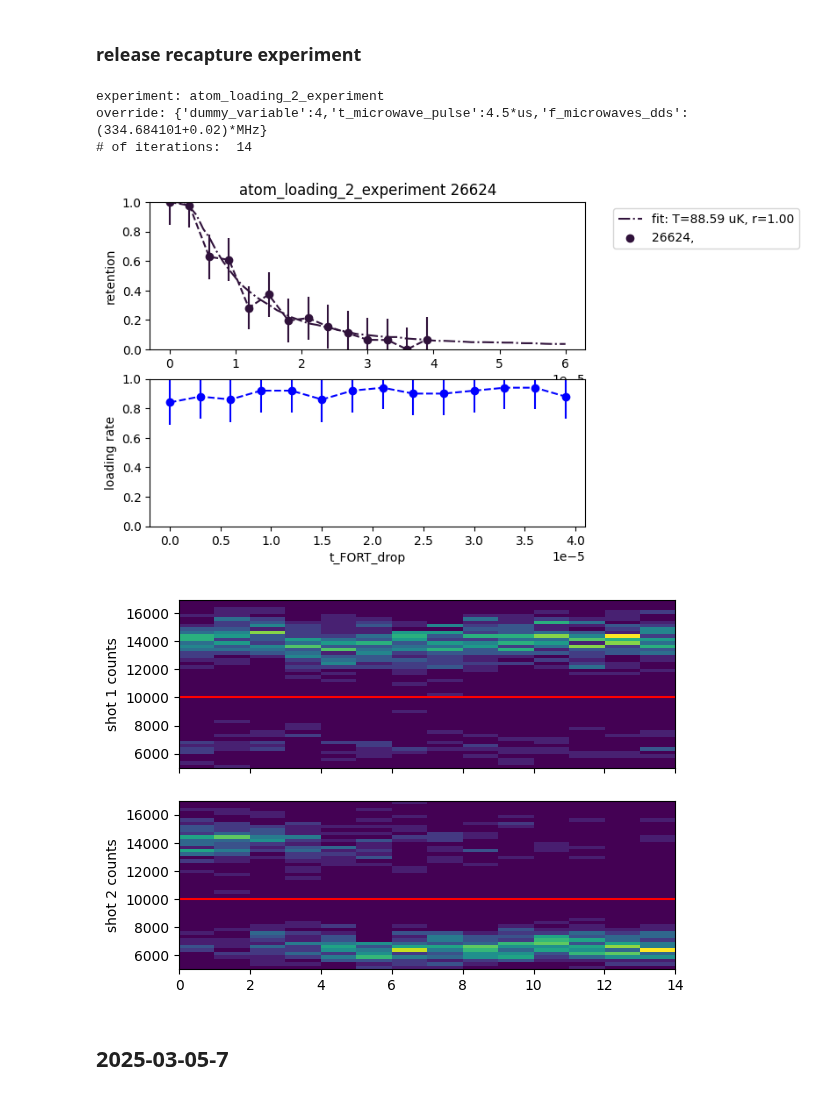
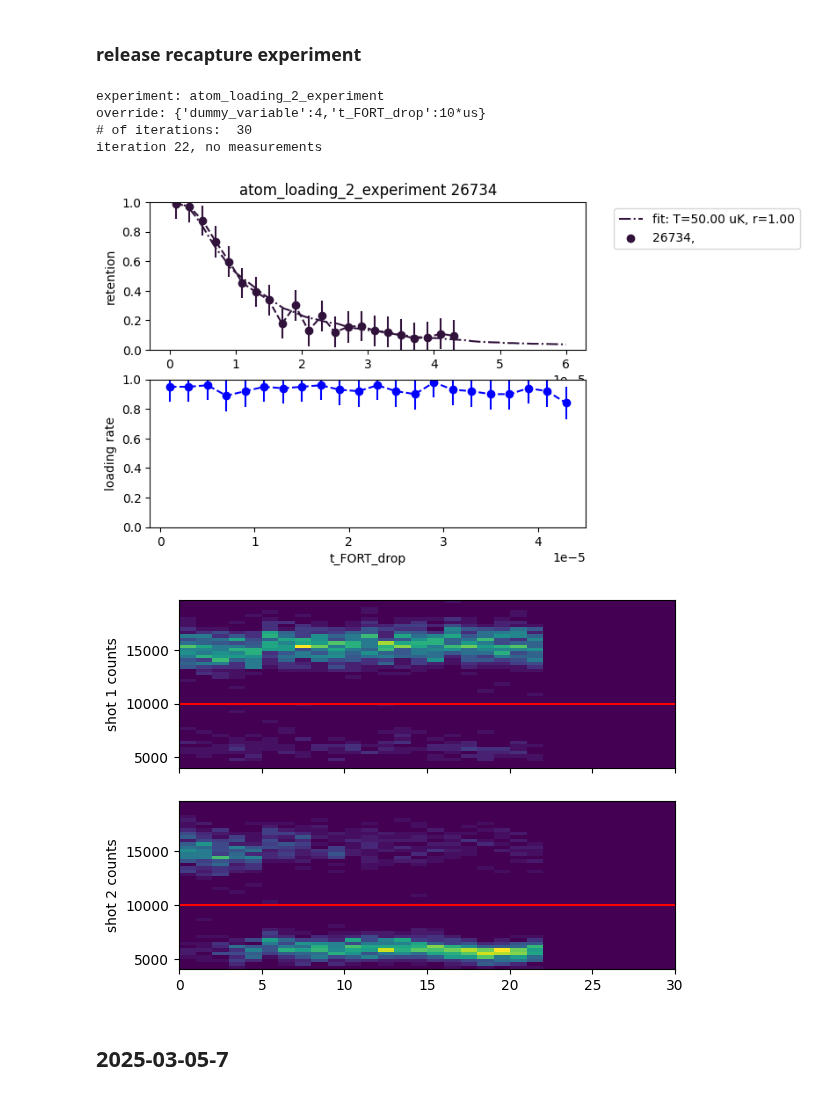
Before and after one commit to QuantumQuadrate/qn_artiq_routines, a Jupyter notebook: Analysis/Single atom analysis/atom_temperature.ipynb, the cells around one changed output. Cells and saved outputs as stored; diff of their text form; code cells hidden in the pictures.

```diff
--- a/Analysis/Single atom analysis/atom_temperature.ipynb
+++ b/Analysis/Single atom analysis/atom_temperature.ipynb
@@ -22,7 +22,7 @@ from fitting.run_modeling import get_release_recap_fit_result, release_recap_ret
 # %% [markdown]
 ## 2025
 # %%
-fnames = get_files_by_criteria(date_filters=["2025-06-03"], # only find files from these dates. to include all dates in the 20s, do 2024-05-2
+fnames = get_files_by_criteria(date_filters=["2025-06-04"], # only find files from these dates. to include all dates in the 20s, do 2024-05-2
                                name_filters=["GeneralVariable"], # only find files containing all these strings
                                condition=lambda filename: True, # use this to filter by experiment parameters, like this: lambda filename: np.bool_(h5py.File(filename)['datasets']['set_current_coil_volts_at_finish'])
                                start_dir=results,
@@ -91,7 +82,7 @@ reload the file and run the analysis again.
 
 ### the file(s) to analyze:
 file_indices = {
-    53:''
+    2:''
     # 15: ''
     # 39:'',
 }
@@ -105,8 +96,8 @@ merge_data = False # if True, the datasets will be combined, and if fit=True, th
 fit = False
 fit_data = True
 
-trap_params = {'Tdepth': 2.1e-3, 'wx': 0.8e-6, 'lmda': 8.52e-7}
-temp_guess_uK = 100e-6
+trap_params = {'Tdepth': 0.6e-3, 'wx': 0.8e-6, 'lmda': 8.52e-7}
+temp_guess_uK = 50e-6
 baseline_retention_guess = 1
 
 showhist_counts = False
@@ -280,37 +271,38 @@ if merge_data:
         fit_str = "".join([f'{p}={v:.4f}, ' for p,v in zip(fit_dict[scan_variable1_name]['params'], popt)])[:-2]
         print(fit_str)
         ax_ret.plot(hi_res_x_xform, fit_dict[scan_variable1_name]['model'](hi_res_x, *popt),linestyle='--',color='violet', label=fit_str)
         ax_ret.legend()
     else:
         ax_ret.plot(xsteps_xform(scan_sequence1), retention,linestyle='--',color='violet')
 
 
 if not compare or len(file_indices)==1:
     ax_ret.set_title(experiment_function+' '+str(rid))
 elif merge_data:
     ax_ret.set_title(experiment_function+' '+ rid_str[:-2])
 else:
     ax_ret.set_title(experiment_function)
 
 if showhist:
     fig,axes = plt.subplots(nrows=2,sharex=True)
     ax,ax2 = axes
     cax=ax.imshow(np.array(first_shot_hists[0]).transpose(),origin='lower',extent=[0,iterations,histMin,histMax])
     ax.set_ylabel("shot 1 counts")
     ax.axhline(cutoff1/t_SPCM_first_shot,color='red')
     ax.set_aspect('auto')
     cax2=ax2.imshow(np.array(second_shot_hists[0]).transpose(),origin='lower',extent=[0,iterations,histMin,histMax])
     ax2.set_ylabel("shot 2 counts")
 
     ax2.axhline(cutoff2/t_SPCM_first_shot,color='red')
     ax2.set_aspect('auto')
 plt.show()
 # %% [output]
 experiment: atom_loading_2_experiment
-override: {'dummy_variable':4,'t_microwave_pulse':4.5*us,'f_microwaves_dds':(334.684101+0.02)*MHz}
-# of iterations:  14
+override: {'dummy_variable':4,'t_FORT_drop':10*us}
+# of iterations:  30
+iteration 22, no measurements
-[figure, old version]
+[figure, new version]
-[figure, old version]
+[figure, new version]
 # %% [markdown]
 ## 2025-03-05-7
 # %%
```
Also changed, not shown: parts of 1 cell of this notebook, 5 other files.
